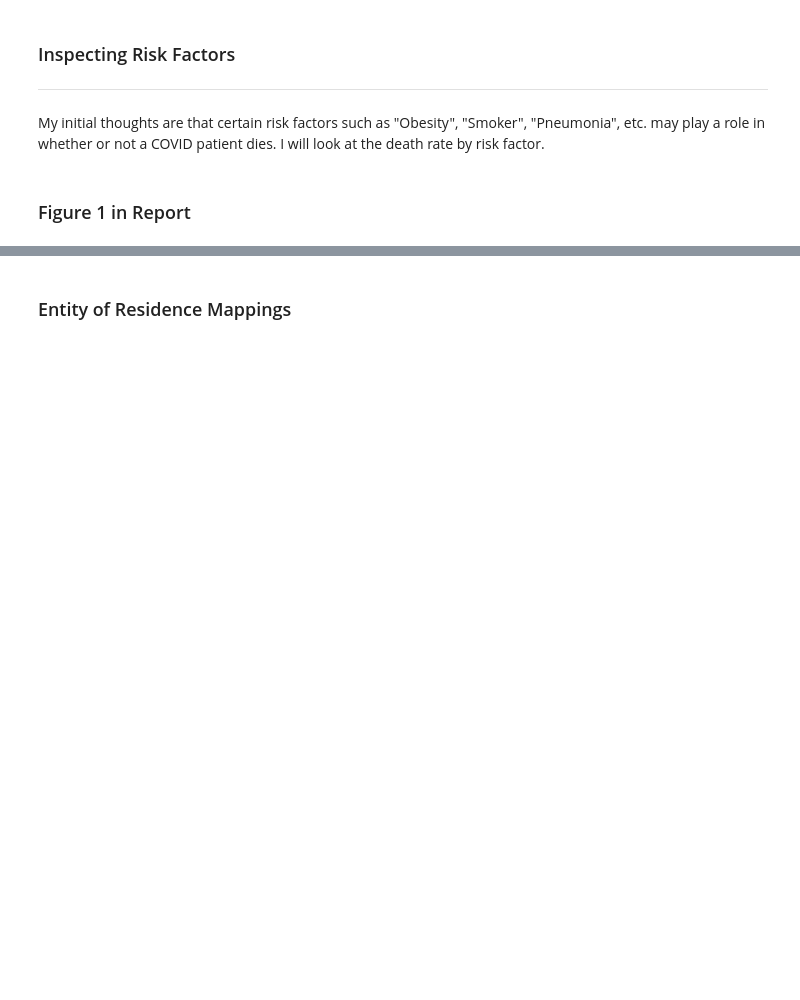
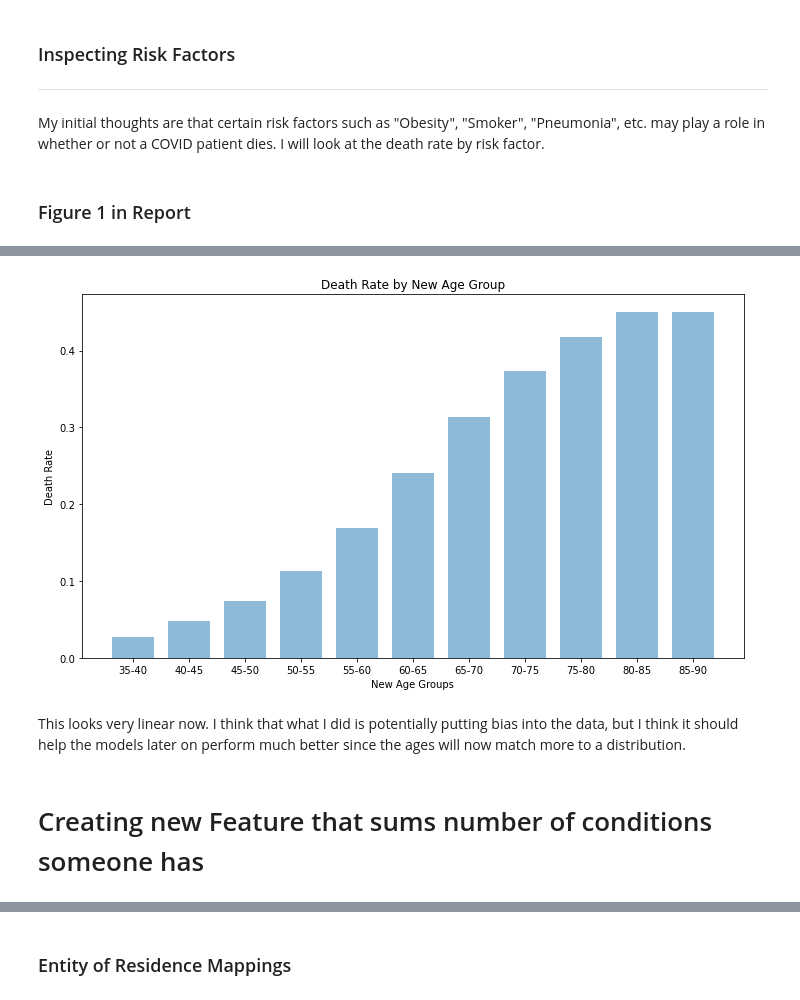
Before and after one commit to harperd17/COVID-Death-Rates, a Jupyter notebook: Notebooks/Data_Visualizations.ipynb, the cells around one changed output, grey strips where cells are left out. Cells and saved outputs as stored; diff of their text form; code cells hidden in the pictures; blank space fills up the shorter version.

```diff
--- a/Notebooks/Data_Visualizations.ipynb
+++ b/Notebooks/Data_Visualizations.ipynb
@@ -102,0 +75,41 @@ for var in variables_to_delete:
+# %%
+#creating new age feature
+upper_limit = 90
+lower_limit = 30
+new_ages = []
+for i in covid_data['Age']:
+    if i < lower_limit:
+        new_ages.append(lower_limit)
+    elif i > upper_limit:
+        new_ages.append(upper_limit)
+    else:
+        new_ages.append(i)
+covid_data['New Age'] = new_ages
+# %%
+#plotting the death rates by the new age group (every 5 years)
+gap = 5
+death_rates = []
+x_labs = []
+x_labeling = []
+for i in range(35,90,gap):
+    subset = covid_data[covid_data['New Age'].between(i,i+gap)]
+    death_rates.append(sum(subset['Died'])/len(subset['Died']))
+    x_labs.append((i+i+gap)/2)
+    x_labeling.append(str(i)+"-"+str(i+gap))
+
+fig,ax = plt.subplots(1)
+fig.set_size_inches(10, 6)
+ax.bar(x_labs, death_rates, align='center', alpha=0.5,width=gap*3/4)
+ax.set_xlabel('New Age Groups')
+ax.set_xticks(x_labs)
+ax.set_xticklabels(x_labeling)
+ax.set_ylabel('Death Rate')
+ax.set_title('Death Rate by New Age Group')
+fig.tight_layout()
+#fig.savefig('New Age Rates.png')
+# %% [output]
+[figure, added]
+# %% [markdown]
+This looks very linear now. I think that what I did is potentially putting bias into the data, but I think it should help the models later on perform much better since the ages will now match more to a distribution.
+# %% [markdown]
+# Creating new Feature that sums number of conditions someone has
```
Also changed, not shown: parts of 32 cells of this notebook, 3 other files.
